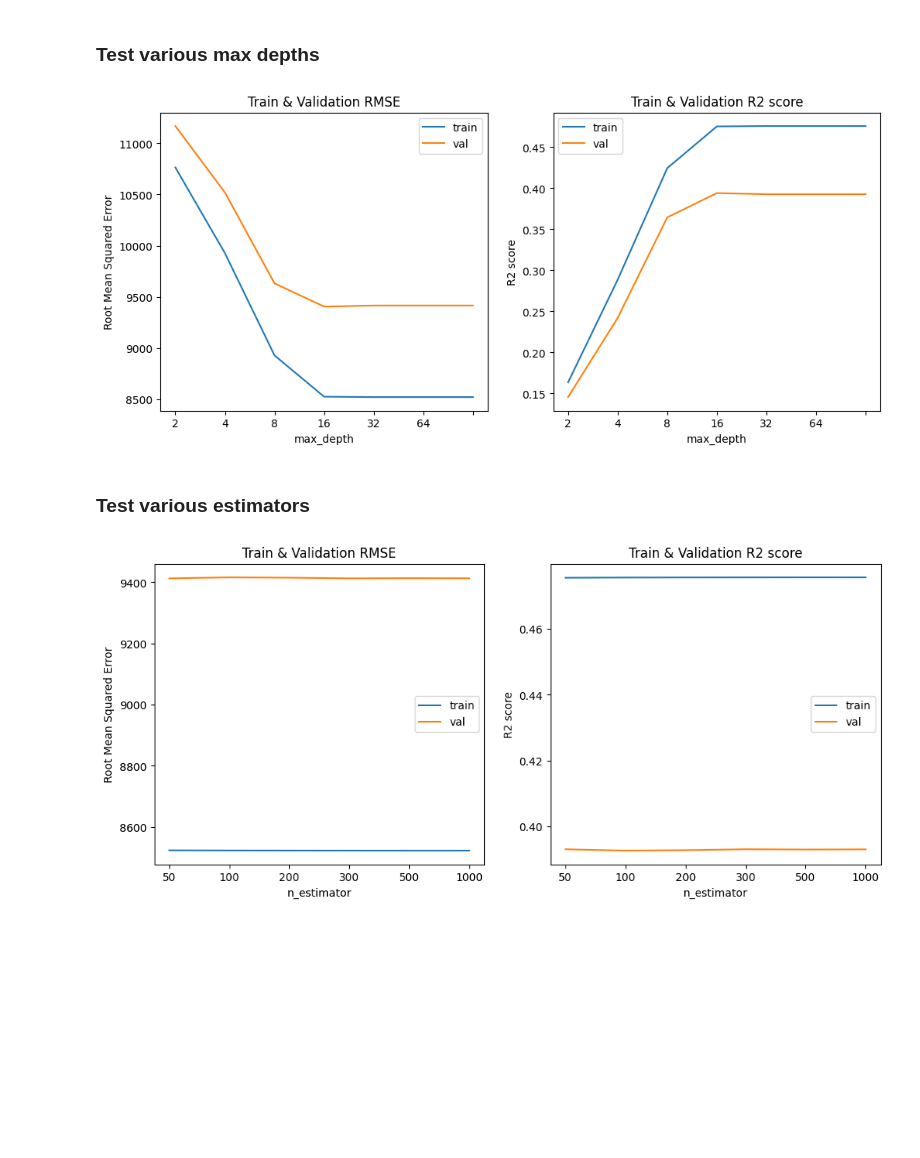
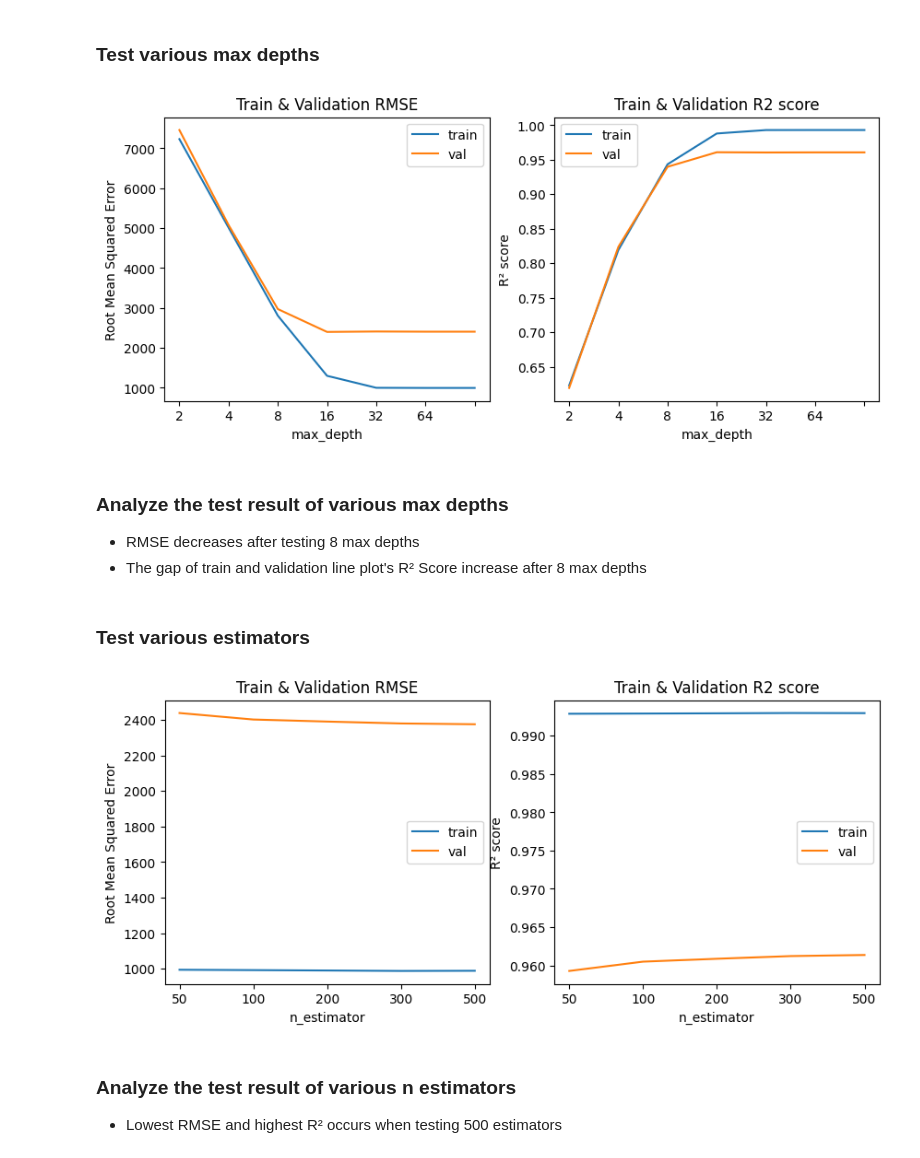
Before and after one commit to mkim2178/used-car-price-predictor-mercedes, a Jupyter notebook: notebooks/analysis.ipynb, the cells around one changed output. Saved outputs shown, nothing was run; the diff lists cells and outputs as text; code cells hidden in the pictures; blank space fills up the shorter version.

```diff
--- a/notebooks/analysis.ipynb
+++ b/notebooks/analysis.ipynb
@@ -351,12 +354,16 @@ from sklearn.metrics import root_mean_squared_error, r2_score
 
 X_train, X_val, y_train, y_val = train_test_split(every_feature, target, train_size=0.8, random_state=RANDOM_STATE)
 
-
 encoder = OneHotEncoder(handle_unknown="ignore", sparse_output=False)
-
 
 categorical_variables = ["model", "transmission", "fuel_type"]
 
 X_train_encoded = encoder.fit_transform(X_train[categorical_variables])
 X_val_encoded = encoder.transform(X_val[categorical_variables])
+
+X_train_drop_numerical = X_train.drop(columns=categorical_variables).to_numpy()
+X_val_drop_numerical = X_val.drop(columns=categorical_variables).to_numpy()
+
+X_train_all = np.hstack([X_train_encoded, X_train_drop_numerical])
+X_val_all = np.hstack([X_val_encoded, X_val_drop_numerical])
 # %% [markdown]
@@ -369,5 +371,17 @@ Depends on `test_option`:
 # %%
 def find_best_condition(test_list, test_option, X_train, X_val, y_train, y_val):
+    """
+    test_list: a list of values that will be tested
+    test_option: a string that represents the test mode
+    X_train: a training set for X
+    X_val: a cross-validation set for X
+    y_train: a training set for y
+    y_val: a cross-validation set for y
+
+    displays two subplots of:
+    1. Root-Mean-Squared-Error (RMSE) of each train and cross-validation set with specific test values
+    2. R² Score of each train and cross-validation set with each specific test values
+    """
 
     rmse_train_list = []
     rmse_val_list = []
@@ -385,12 +399,8 @@ def find_best_condition(test_list, test_option, X_train, X_val, y_train, y_val):
             model = RandomForestRegressor(max_depth=test, random_state=RANDOM_STATE).fit(X_train, y_train)
         elif test_option == "n_estimator":
             model = RandomForestRegressor(n_estimators=test, random_state=RANDOM_STATE).fit(X_train, y_train)
-        elif test_option == "minimum_sample_leaf":
-            model = RandomForestRegressor(min_samples_leaf=test, random_state=RANDOM_STATE).fit(X_train, y_train)
         else:
-            model = RandomForestRegressor(max_features=test, random_state=RANDOM_STATE).fit(X_train, y_train)
-
-
+            pass
 
         y_pred_train = model.predict(X_train)
         y_pred_val = model.predict(X_val)
@@ -409,7 +419,7 @@ def find_best_condition(test_list, test_option, X_train, X_val, y_train, y_val):
 
 
 
-    fig, (ax1, ax2) = plt.subplots(1, 2, figsize=(12, 5))
+    fig, (ax1, ax2) = plt.subplots(1, 2, figsize=(10, 4))
 
     ax1.set_title("Train & Validation RMSE")
     ax1.set_xlabel(test_option)
@@ -423,9 +433,9 @@ def find_best_condition(test_list, test_option, X_train, X_val, y_train, y_val):
     ax1.legend()
 
 
-    ax2.set_title("Train & Validation R2 score")
+    ax2.set_title("Train & Validation R² score")
     ax2.set_xlabel(test_option)
-    ax2.set_ylabel("R2 score")
+    ax2.set_ylabel("R² score")
     ax2.set_xticks(ticks=range(len(test_list)))
     ax2.set_xticklabels(test_list)
 
@@ -446,14 +462,22 @@ find_best_condition(test_min_samples_splits, "minimum_sample_split", X_train_enc
 # %%
 test_max_depth = [2, 4, 8, 16, 32, 64, None]
 
-find_best_condition(test_max_depth, "max_depth", X_train_encoded, X_val_encoded, y_train, y_val)
+find_best_condition(test_max_depth, "max_depth", X_train_all, X_val_all, y_train, y_val)
 # %% [output]
-[figure, old version]
+[figure, new version]
+# %% [markdown]
+### Analyze the test result of various max depths
+
+- RMSE decreases after testing 8 max depths
+- The gap of train and validation line plot's R² Score increase after 8 max depths
 # %% [markdown]
 ### Test various estimators
 # %%
-test_n_estimators = [50, 100, 200, 300, 500, 1000]
+test_n_estimators = [50, 100, 200, 300, 500]
 
-find_best_condition(test_n_estimators, "n_estimator", X_train_encoded, X_val_encoded, y_train, y_val)
+find_best_condition(test_n_estimators, "n_estimator", X_train_all, X_val_all, y_train, y_val)
 # %% [output]
-[figure, old version]
+[figure, new version]
+# %% [markdown]
+### Analyze the test result of various n estimators
+- Lowest RMSE and highest R² occurs when testing 500 estimators
```
Also changed, not shown: parts of 18 cells of this notebook.
